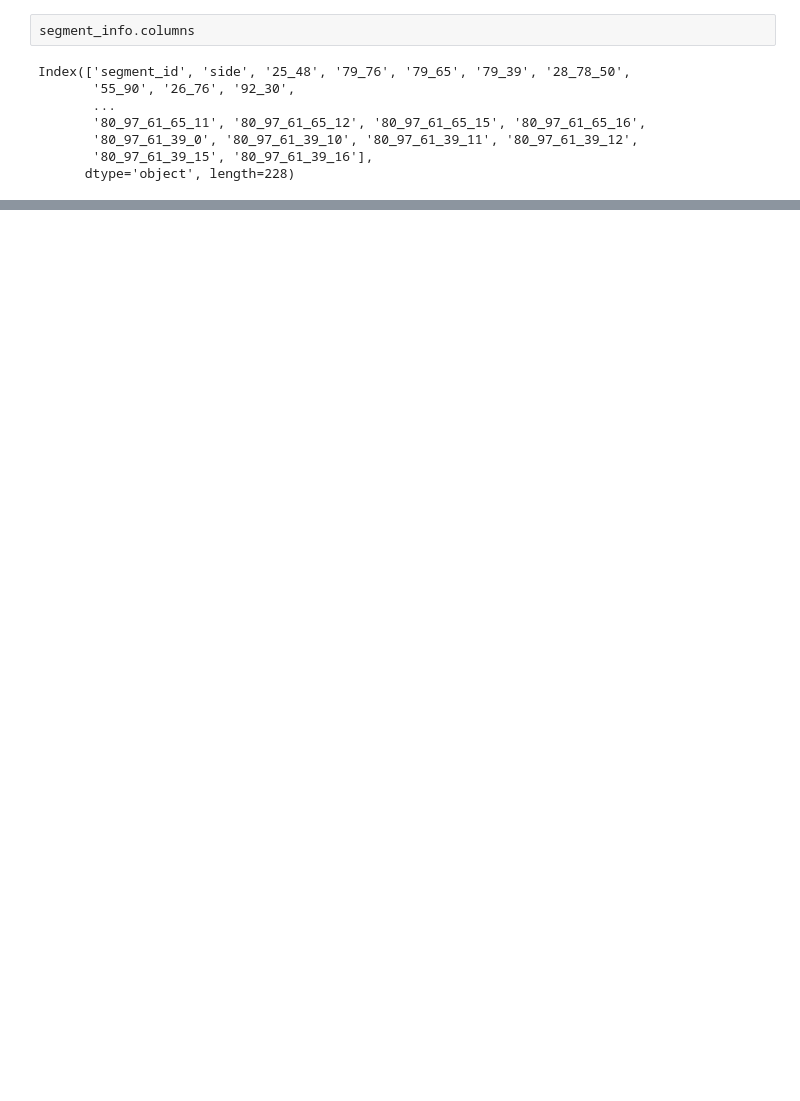
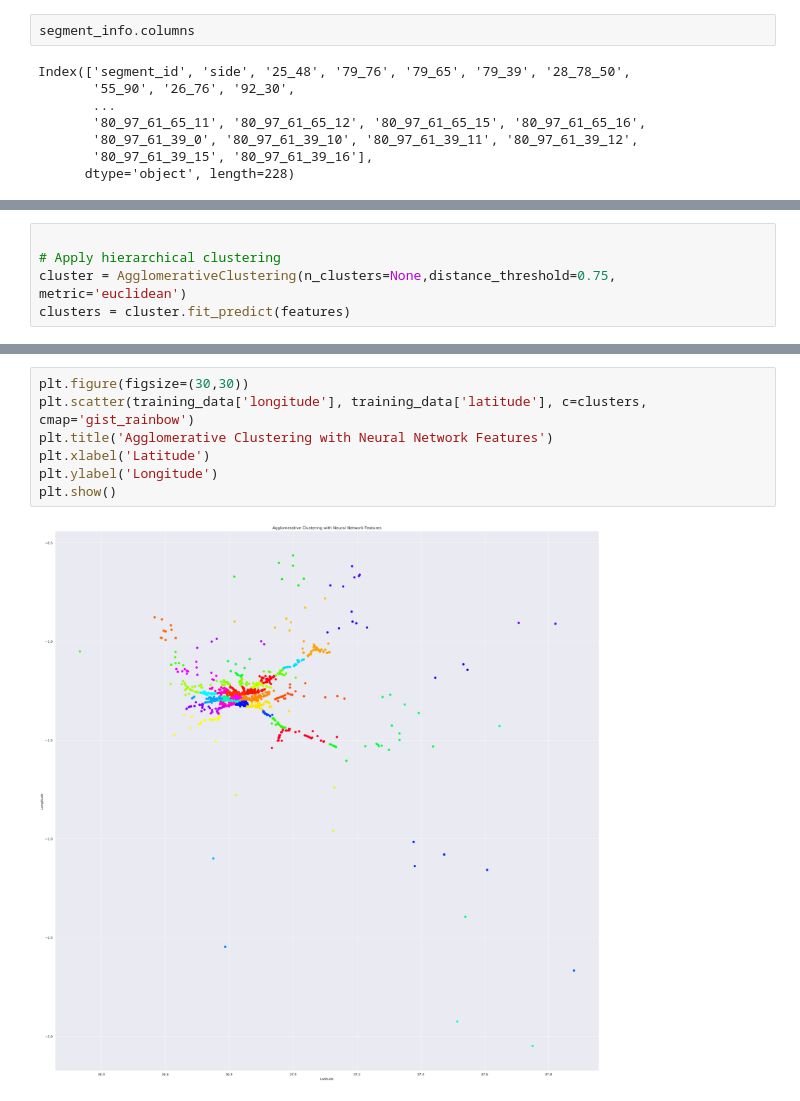
Before and after one commit to Roy-de/NaiRERS, a Jupyter notebook: nairers-ml/ambulance perambulation.ipynb, the cells around one changed output, grey strips where cells are left out. Drawn from its saved outputs; the diff is of its cells as text; blank space fills up the shorter version.

```diff
--- a/nairers-ml/ambulance perambulation.ipynb
+++ b/nairers-ml/ambulance perambulation.ipynb
@@ -82,0 +224,5 @@ Index(['segment_id', 'side', '25_48', '79_76', '79_65', '79_39', '28_78_50',
+# %%
+
+# Apply hierarchical clustering
+cluster = AgglomerativeClustering(n_clusters=None,distance_threshold=0.75, metric='euclidean')
+clusters = cluster.fit_predict(features)
@@ -82,0 +243,9 @@ Index(['segment_id', 'side', '25_48', '79_76', '79_65', '79_39', '28_78_50',
+# %%
+plt.figure(figsize=(30,30))
+plt.scatter(training_data['longitude'], training_data['latitude'], c=clusters, cmap='gist_rainbow')
+plt.title('Agglomerative Clustering with Neural Network Features')
+plt.xlabel('Latitude')
+plt.ylabel('Longitude')
+plt.show()
+# %% [output]
+[figure, added]
```
Also changed, not shown: parts of 13 cells of this notebook.
